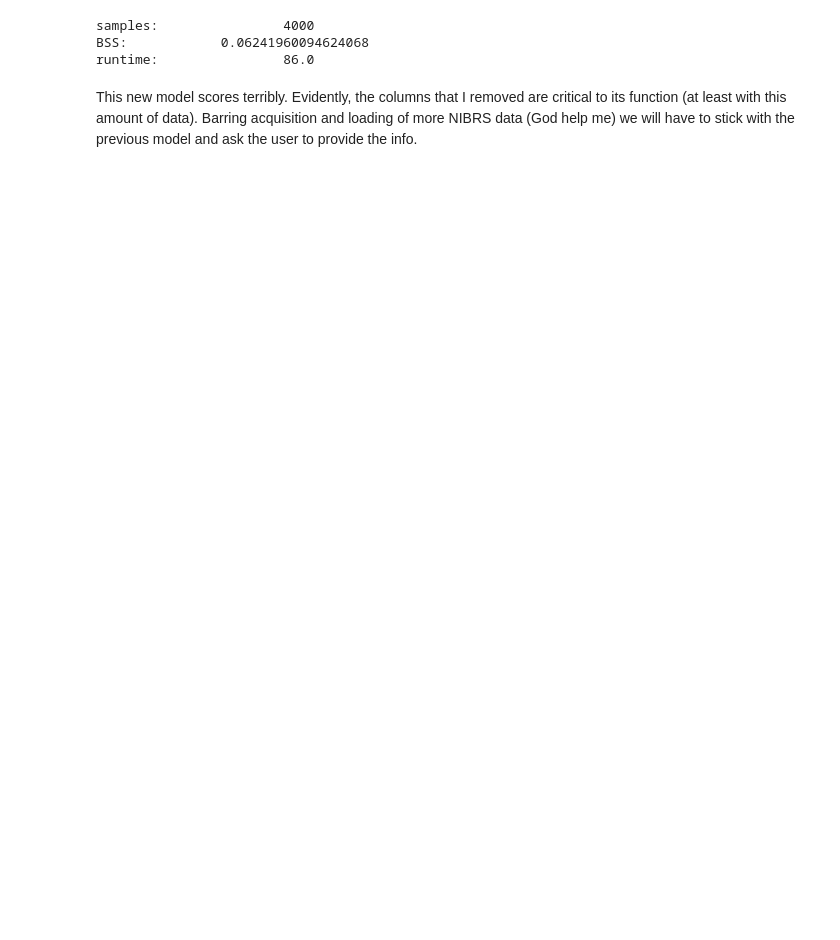
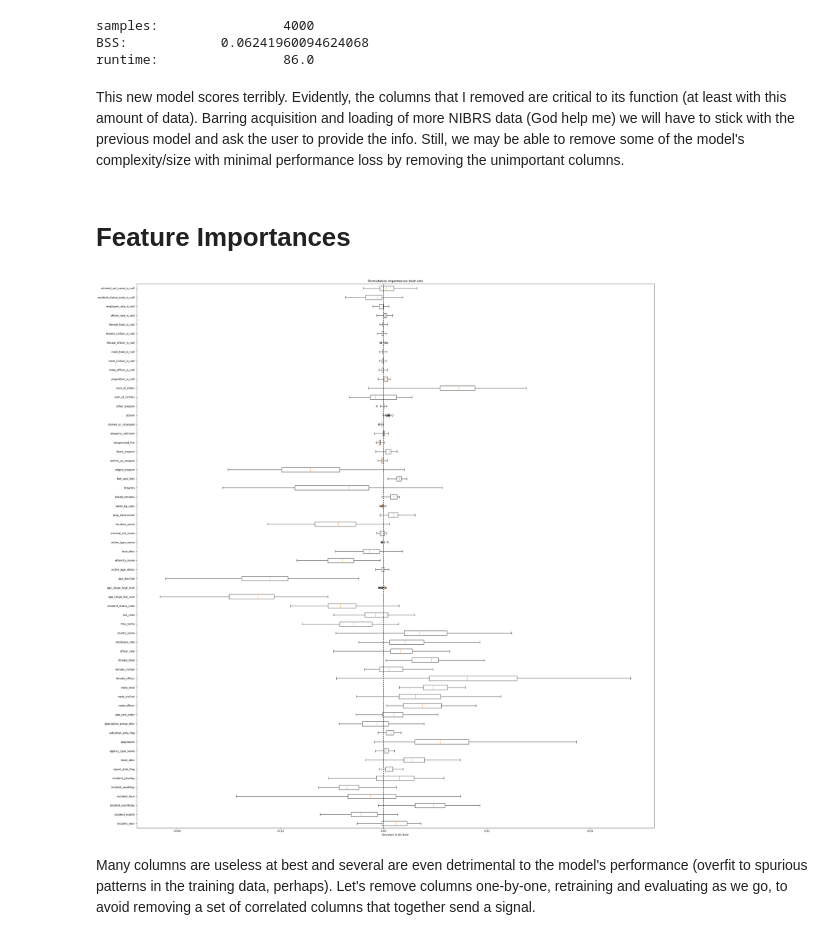
Before and after one commit to zedlyons/Public-Scot-Free, a Jupyter notebook: NIBRS-data/ex_analysis.ipynb, the cells around one changed output. Cells and saved outputs as stored; diff of their text form; code cells hidden in the pictures; blank space fills up the shorter version.

Commit message:
added xgb experiment and modified the random forest model to be smaller and more accurate

```diff
--- a/NIBRS-data/ex_analysis.ipynb
+++ b/NIBRS-data/ex_analysis.ipynb
@@ -534,7 +535,7 @@ murderdata_cleaned = murderdata_cleaned.select([
     'resident_status_code','age_range_low_num','age_range_high_num','age_decimal','victim_age_status',
     'ethnicity_name','race_desc','victim_type_name','bias_category','bias_desc','criminal_act_name',
     'klr_sex_code','klr_age_range_low_num', 'klr_age_range_high_num','age_decimal_klr','klr_age_status',
-    'ethnicity_name_klr','race_desc_klr','relationship_name','location_name','prop_destruction','taken_by_cops',
+    'ethnicity_name_klr','race_desc_klr','location_name','relationship_name','prop_destruction','taken_by_cops',
     'looted_remains','firearms','feet_and_fists','edged_weapon','vehicle_as_weapon','blunt_weapon',
     'weaponized_fire','weapons_unknown','choked_or_strangled','poison','other_weapon','suspect_using_phone',
     'suspect_drinking_alc','suspect_illegal_drug','num_of_victims','num_of_killers','scot_free'
@@ -591,7 +592,7 @@ print(murderdata_cleaned.filter((pl.col('scot_free') == 1) & (pl.col('bias_desc'
 murderdata_cleaned = murderdata_cleaned.drop([
     'bias_category','bias_desc','klr_sex_code','klr_age_range_low_num', 'klr_age_range_high_num',
     'age_decimal_klr','klr_age_status','ethnicity_name_klr','race_desc_klr','relationship_name',
-    'suspect_using_phone','suspect_drinking_alc','suspect_illegal_drug', 'relationship_name_is_null'])
+    'relationship_name_is_null','suspect_using_phone','suspect_drinking_alc','suspect_illegal_drug'])
 # %% [markdown]
 ## Now take the data into sklearn for ML
 I've already done some of the imputation above but there is still some left to do in the pipeline, as well as encoding for the categoricals.
@@ -1049,4 +1057,24 @@ samples:                4000
 BSS:            0.06241960094624068
 runtime:                86.0
 # %% [markdown]
-This new model scores terribly. Evidently, the columns that I removed are critical to its function (at least with this amount of data). Barring acquisition and loading of more NIBRS data (God help me) we will have to stick with the previous model and ask the user to provide the info.
+This new model scores terribly. Evidently, the columns that I removed are critical to its function (at least with this amount of data). Barring acquisition and loading of more NIBRS data (God help me) we will have to stick with the previous model and ask the user to provide the info. Still, we may be able to remove some of the model's complexity/size with minimal performance loss by removing the unimportant columns.
+# %% [markdown]
+# Feature Importances
+# %%
+#get variable importances for older better model. Follow sklearn doc's advice and use permutation importance over the built-in impurity strategy
+
+bignmodel = joblib.load("scotfreerandomforestmodel.joblib")
+
+perm_bign = permutation_importance(bignmodel.best_estimator_,X_holdout.to_pandas(),y_holdout,scoring='d2_brier_score',n_repeats=50, n_jobs=-1,random_state=1) # .to_pandas again empirically needed
+# %%
+fig, ax = plt.subplots(figsize=[30,30])
+ax.boxplot(perm_bign['importances'].T, vert=False, whis=10, tick_labels=X.columns)
+ax.set_title("Permutation Importances (test set)")
+ax.axvline(x=0, color="k", linestyle="--")
+ax.set_xlabel("Decrease in D2 Brier")
+fig.tight_layout()
+plt.show()
+# %% [output]
+[figure, added]
+# %% [markdown]
+Many columns are useless at best and several are even detrimental to the model's performance (overfit to spurious patterns in the training data, perhaps). Let's remove columns one-by-one, retraining and evaluating as we go, to avoid removing a set of correlated columns that together send a signal.
```
Also changed, not shown: parts of 20 cells of this notebook, 6 other files.
